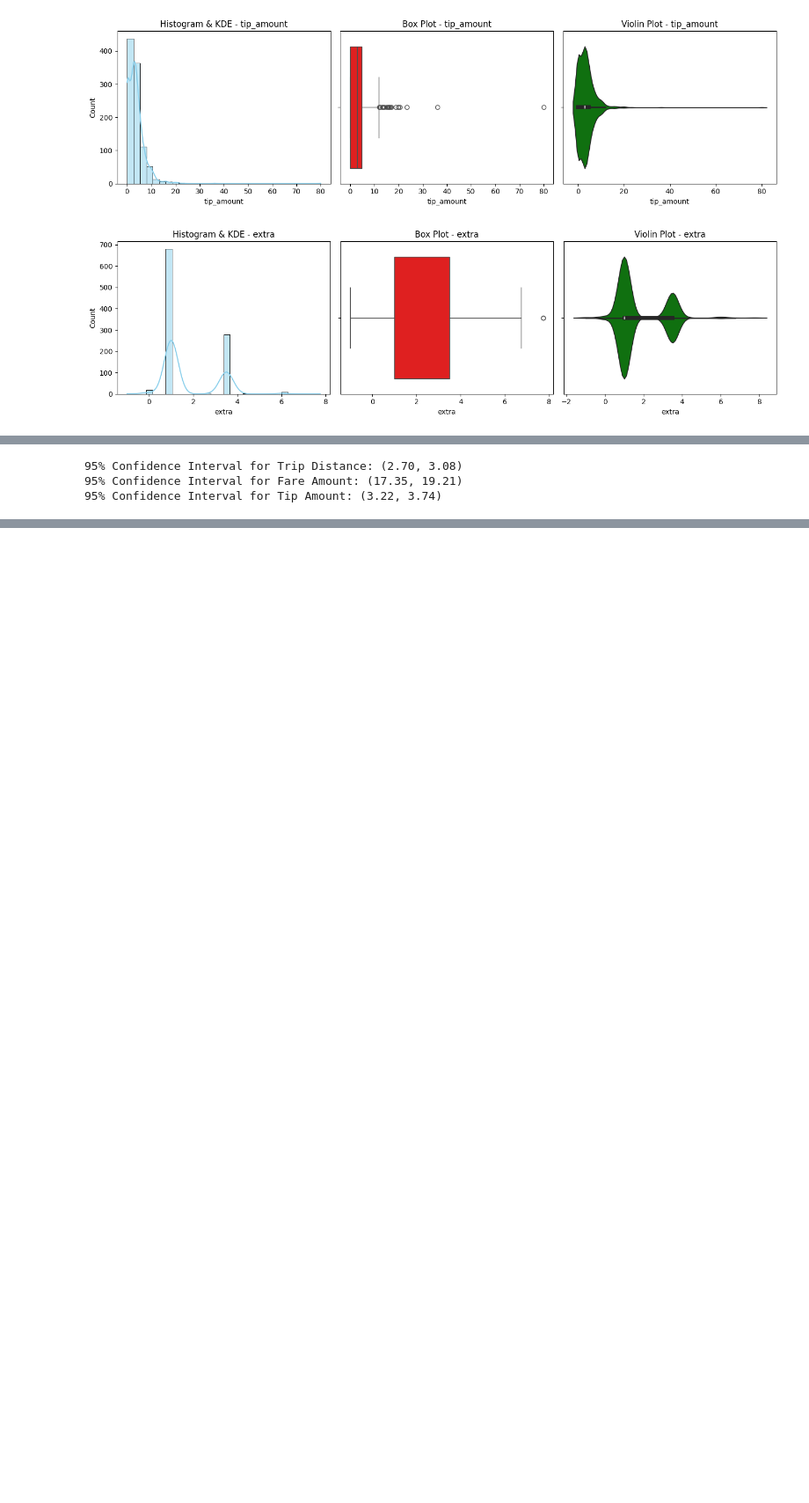
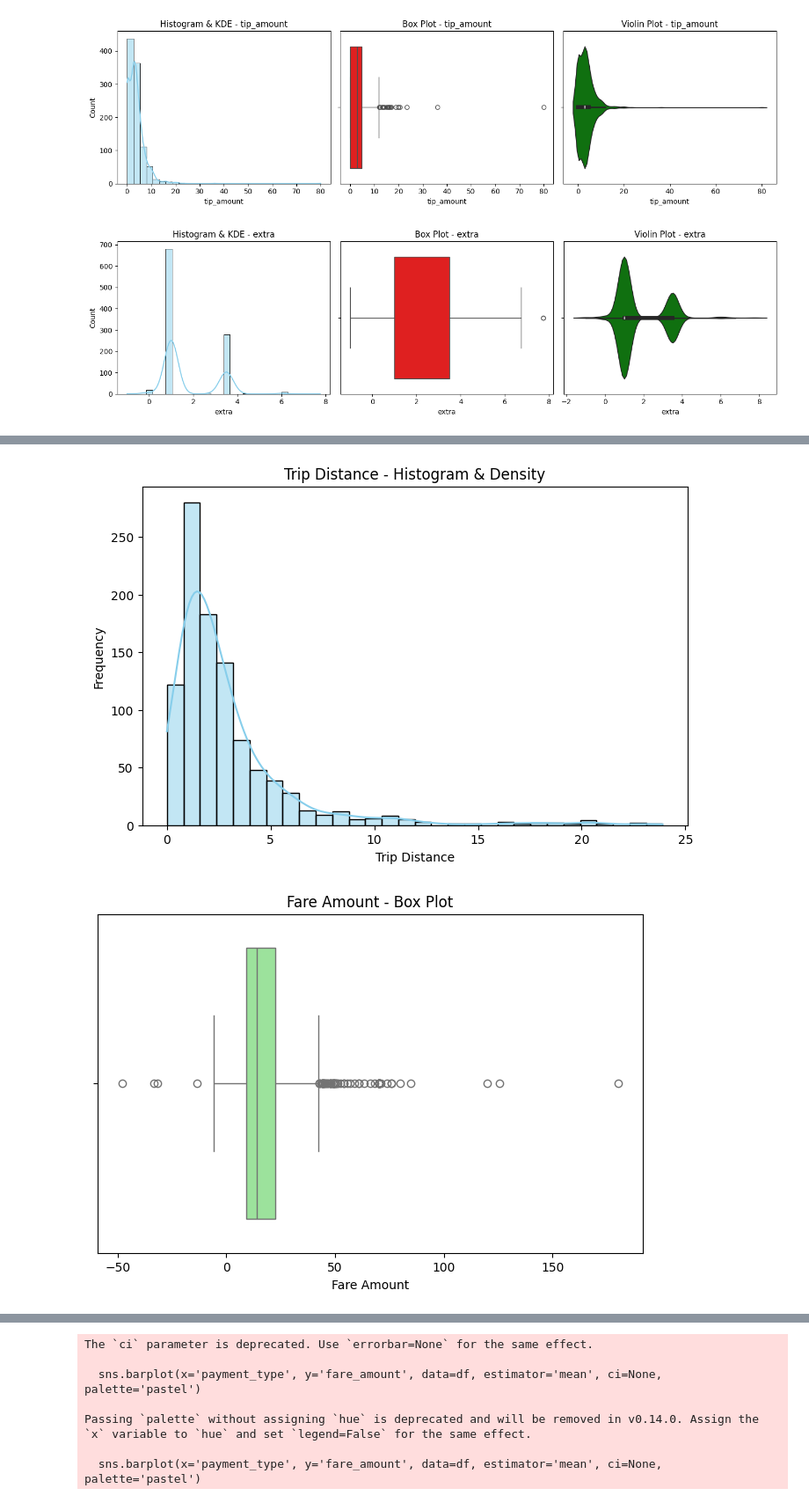
Before and after one commit to merajsiddieque/DS-LAB, a Jupyter notebook: DS_Lab2.ipynb, the cells around one changed output, grey strips where cells are left out. Shown at 88% size. Drawn from its saved outputs; the diff is of its cells as text; code cells hidden in the pictures; blank space fills up the shorter version.

```diff
--- a/DS_Lab2.ipynb
+++ b/DS_Lab2.ipynb
@@ -261,23 +151,43 @@ for col in columns:
-# %%
-import numpy as np
-from scipy import stats
-
-# Drop NA values for selected columns
-trip_distance = df['trip_distance'].dropna()
-fare_amount = df['fare_amount'].dropna()
-tip_amount = df['tip_amount'].dropna()
-
-# Function to compute 95% CI
-def confidence_interval(data, column_name):
-    mean = np.mean(data)
-    sem = stats.sem(data)
-    ci = stats.t.interval(0.95, len(data)-1, loc=mean, scale=sem)
-    print(f"95% Confidence Interval for {column_name}: ({ci[0]:.2f}, {ci[1]:.2f})")
-
-confidence_interval(trip_distance, 'Trip Distance')
-confidence_interval(fare_amount, 'Fare Amount')
-confidence_interval(tip_amount, 'Tip Amount')
-# %% [output]
-95% Confidence Interval for Trip Distance: (2.70, 3.08)
-95% Confidence Interval for Fare Amount: (17.35, 19.21)
-95% Confidence Interval for Tip Amount: (3.22, 3.74)
+# %%
+import matplotlib.pyplot as plt
+import seaborn as sns
+
+# Histogram + Density
+plt.figure(figsize=(8, 5))
+sns.histplot(df['trip_distance'], kde=True, bins=30, color='skyblue')
+plt.title('Trip Distance - Histogram & Density')
+plt.xlabel('Trip Distance')
+plt.ylabel('Frequency')
+plt.show()
+
+# Box Plot
+plt.figure(figsize=(8, 5))
+sns.boxplot(x=df['fare_amount'], color='lightgreen')
+plt.title('Fare Amount - Box Plot')
+plt.xlabel('Fare Amount')
+plt.show()
+
+# Violin Plot
+plt.figure(figsize=(8, 5))
+sns.violinplot(x=df['fare_amount'], color='lightcoral')
+plt.title('Fare Amount - Violin Plot')
+plt.xlabel('Fare Amount')
+plt.show()
+
+# Bar Chart for Payment Type
+plt.figure(figsize=(8, 5))
+sns.barplot(x='payment_type', y='fare_amount', data=df, estimator='mean', ci=None, palette='pastel')
+plt.title('Average Fare Amount by Payment Type')
+plt.xlabel('Payment Type')
+plt.ylabel('Average Fare Amount')
+plt.show()
+
+# Pie Chart for Vendor ID
+plt.figure(figsize=(6, 6))
+df['VendorID'].value_counts().plot.pie(autopct='%1.1f%%', startangle=90, colors=sns.color_palette('pastel'))
+plt.title('Vendor ID Proportions')
+plt.ylabel('')
+plt.show()
+# %% [output]
+[figure, added]
+[figure, added]
@@ -283,0 +195,7 @@ confidence_interval(tip_amount, 'Tip Amount')
+The `ci` parameter is deprecated. Use `errorbar=None` for the same effect.
+
+  sns.barplot(x='payment_type', y='fare_amount', data=df, estimator='mean', ci=None, palette='pastel')
+
+Passing `palette` without assigning `hue` is deprecated and will be removed in v0.14.0. Assign the `x` variable to `hue` and set `legend=False` for the same effect.
+
+  sns.barplot(x='payment_type', y='fare_amount', data=df, estimator='mean', ci=None, palette='pastel')
```
Also changed, not shown: parts of 21 cells of this notebook.
